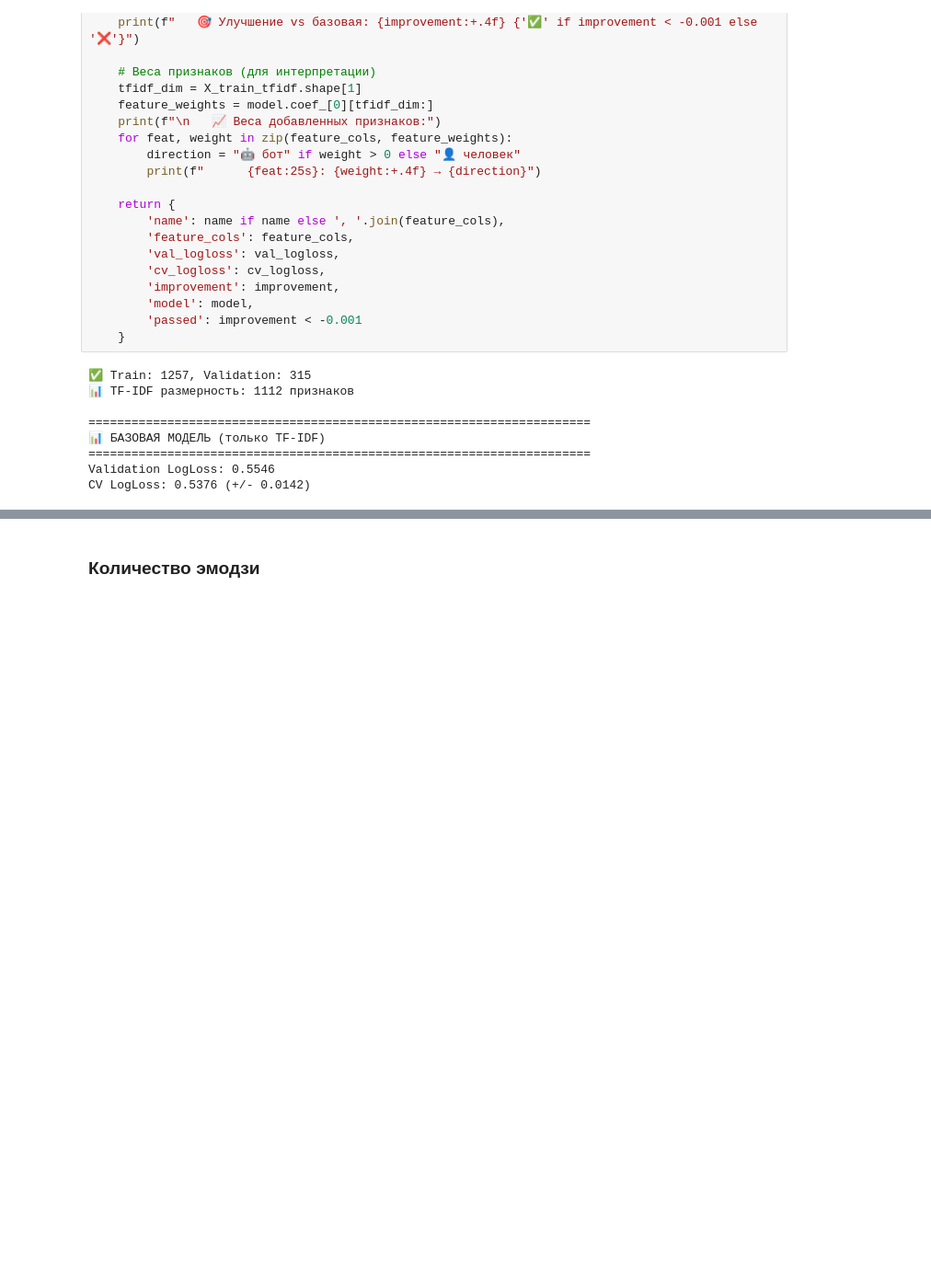
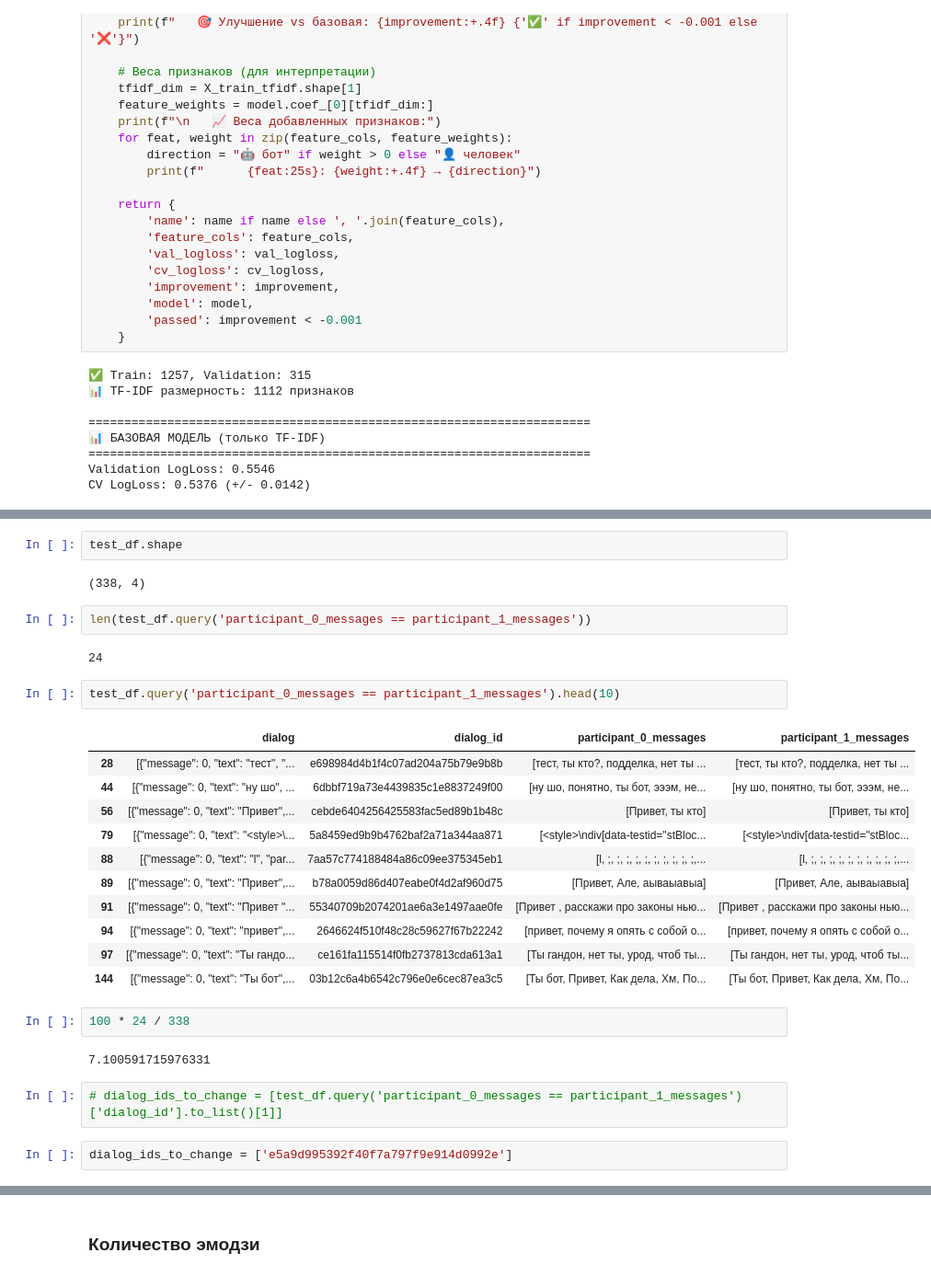
Before and after one commit to skytecat/YouAreBot, a Jupyter notebook: YouAreBot.ipynb, the cells around one changed output, grey strips where cells are left out. Shown at 92% size. Saved outputs shown, nothing was run; the diff lists cells and outputs as text; blank space fills up the shorter version.

```diff
--- a/YouAreBot.ipynb
+++ b/YouAreBot.ipynb
@@ -3446,0 +3706,30 @@ result_1 = evaluate_feature_set(
+# %%
+test_df.shape
+# %% [output]
+(338, 4)
+# %%
+len(test_df.query('participant_0_messages == participant_1_messages'))
+# %% [output]
+24
+# %%
+test_df.query('participant_0_messages == participant_1_messages').head(10)
+# %% [output]
+|  | dialog | dialog_id | participant_0_messages | participant_1_messages |
+| 28 | [{"message": 0, "text": "тест", "... | e698984d4b1f4c07ad204a75b79e9b8b | [тест, ты кто?, подделка, нет ты ... | [тест, ты кто?, подделка, нет ты ... |
+| 44 | [{"message": 0, "text": "ну шо", ... | 6dbbf719a73e4439835c1e8837249f00 | [ну шо, понятно, ты бот, эээм, не... | [ну шо, понятно, ты бот, эээм, не... |
+| 56 | [{"message": 0, "text": "Привет",... | cebde6404256425583fac5ed89b1b48c | [Привет, ты кто] | [Привет, ты кто] |
+| 79 | [{"message": 0, "text": "<style>\... | 5a8459ed9b9b4762baf2a71a344aa871 | [<style>\ndiv[data-testid="stBloc... | [<style>\ndiv[data-testid="stBloc... |
+| 88 | [{"message": 0, "text": "l", "par... | 7aa57c774188484a86c09ee375345eb1 | [l, ;, ;, ;, ;, ;, ;, ;, ;, ;, ;,... | [l, ;, ;, ;, ;, ;, ;, ;, ;, ;, ;,... |
+| 89 | [{"message": 0, "text": "Привет",... | b78a0059d86d407eabe0f4d2af960d75 | [Привет, Але, аываыавыа] | [Привет, Але, аываыавыа] |
+| 91 | [{"message": 0, "text": "Привет "... | 55340709b2074201ae6a3e1497aae0fe | [Привет , расскажи про законы нью... | [Привет , расскажи про законы нью... |
+| 94 | [{"message": 0, "text": "привет",... | 2646624f510f48c28c59627f67b22242 | [привет, почему я опять с собой о... | [привет, почему я опять с собой о... |
+| 97 | [{"message": 0, "text": "Ты гандо... | ce161fa115514f0fb2737813cda613a1 | [Ты гандон, нет ты, урод, чтоб ты... | [Ты гандон, нет ты, урод, чтоб ты... |
+| 144 | [{"message": 0, "text": "Ты бот",... | 03b12c6a4b6542c796e0e6cec87ea3c5 | [Ты бот, Привет, Как дела, Хм, По... | [Ты бот, Привет, Как дела, Хм, По... |
+# %%
+100 * 24 / 338
+# %% [output]
+7.100591715976331
+# %%
+# dialog_ids_to_change = [test_df.query('participant_0_messages == participant_1_messages')['dialog_id'].to_list()[1]]
+# %%
+dialog_ids_to_change = ['e5a9d995392f40f7a797f9e914d0992e']
```
Also changed, not shown: parts of 12 cells of this notebook.
